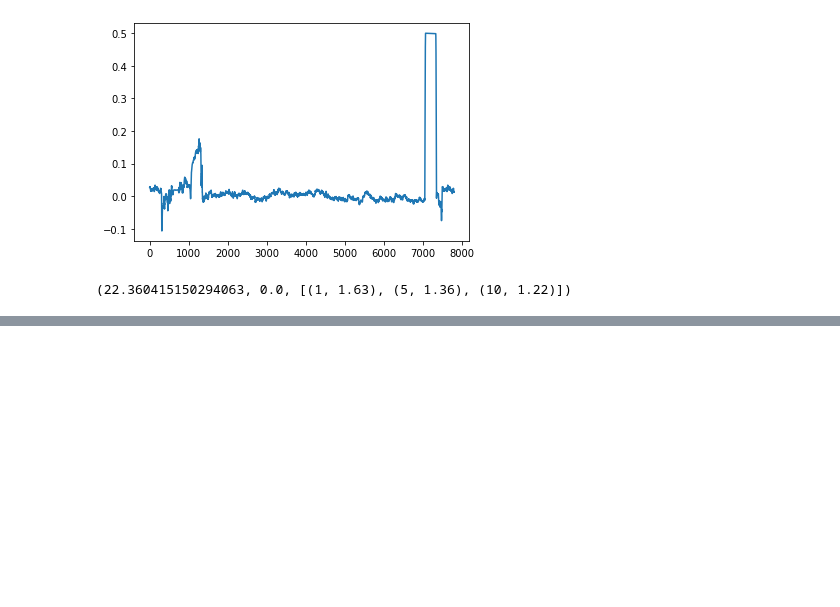
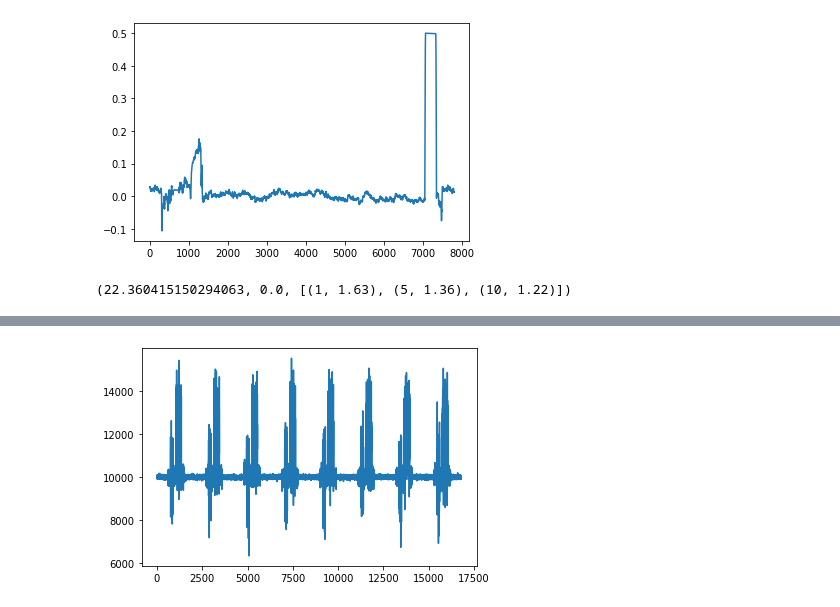
Before and after one commit to nnao45/jaist-my-jupyter, a Jupyter notebook: lab/notebook/local/test02.ipynb, the cells around one changed output, grey strips where cells are left out. Drawn from its saved outputs; the diff is of its cells as text; code cells hidden in the pictures; blank space fills up the shorter version.

```diff
--- a/lab/notebook/local/test02.ipynb
+++ b/lab/notebook/local/test02.ipynb
@@ -409,0 +412,62 @@ NameError: name 'npd_entropy' is not defined
+# %%
+base_7=((np.random.normal(10000, 50, size=600).tolist()
+        +np.random.normal(10000, 200, size=150).tolist()
+        +np.random.normal(10000, 1000, size=150).tolist()
+        +np.random.normal(10000, 200, size=150).tolist()
+        +np.random.normal(12000, 1100, size=300).tolist()
+        +np.random.normal(10000, 200, size=150).tolist()
+        +np.random.normal(10000, 50, size=600).tolist())
+        +(np.random.normal(10000, 50, size=600).tolist()
+        +np.random.normal(10000, 200, size=150).tolist()
+        +np.random.normal(10000, 1000, size=150).tolist()
+        +np.random.normal(10000, 200, size=150).tolist()
+        +np.random.normal(12000, 1100, size=300).tolist()
+        +np.random.normal(10000, 200, size=150).tolist()
+        +np.random.normal(10000, 50, size=600).tolist())
+        +(np.random.normal(10000, 50, size=600).tolist()
+        +np.random.normal(10000, 200, size=150).tolist()
+        +np.random.normal(10000, 1000, size=150).tolist()
+        +np.random.normal(10000, 200, size=150).tolist()
+        +np.random.normal(12000, 1100, size=300).tolist()
+        +np.random.normal(10000, 200, size=150).tolist()
+        +np.random.normal(10000, 50, size=600).tolist())
+        +(np.random.normal(10000, 50, size=600).tolist()
+        +np.random.normal(10000, 200, size=150).tolist()
+        +np.random.normal(10000, 1000, size=150).tolist()
+        +np.random.normal(10000, 200, size=150).tolist()
+        +np.random.normal(12000, 1100, size=300).tolist()
+        +np.random.normal(10000, 200, size=150).tolist()
+        +np.random.normal(10000, 50, size=600).tolist())
+        +(np.random.normal(10000, 50, size=600).tolist()
+        +np.random.normal(10000, 200, size=150).tolist()
+        +np.random.normal(10000, 1000, size=150).tolist()
+        +np.random.normal(10000, 200, size=150).tolist()
+        +np.random.normal(12000, 1100, size=300).tolist()
+        +np.random.normal(10000, 200, size=150).tolist()
+        +np.random.normal(10000, 50, size=600).tolist())
+        +(np.random.normal(10000, 50, size=600).tolist()
+        +np.random.normal(10000, 200, size=150).tolist()
+        +np.random.normal(10000, 1000, size=150).tolist()
+        +np.random.normal(10000, 200, size=150).tolist()
+        +np.random.normal(12000, 1100, size=300).tolist()
+        +np.random.normal(10000, 200, size=150).tolist()
+        +np.random.normal(10000, 50, size=600).tolist())
+        +(np.random.normal(10000, 50, size=600).tolist()
+        +np.random.normal(10000, 200, size=150).tolist()
+        +np.random.normal(10000, 1000, size=150).tolist()
+        +np.random.normal(10000, 200, size=150).tolist()
+        +np.random.normal(12000, 1100, size=300).tolist()
+        +np.random.normal(10000, 200, size=150).tolist()
+        +np.random.normal(10000, 50, size=600).tolist())
+        +(np.random.normal(10000, 50, size=600).tolist()
+        +np.random.normal(10000, 200, size=150).tolist()
+        +np.random.normal(10000, 1000, size=150).tolist()
+        +np.random.normal(10000, 200, size=150).tolist()
+        +np.random.normal(12000, 1100, size=300).tolist()
+        +np.random.normal(10000, 200, size=150).tolist()
+        +np.random.normal(10000, 50, size=600).tolist()))
+
+plt.plot(base_7)
+plt.show()
+# %% [output]
+[figure, added]
```
Also changed, not shown: parts of 9 cells of this notebook, 10 other files.
